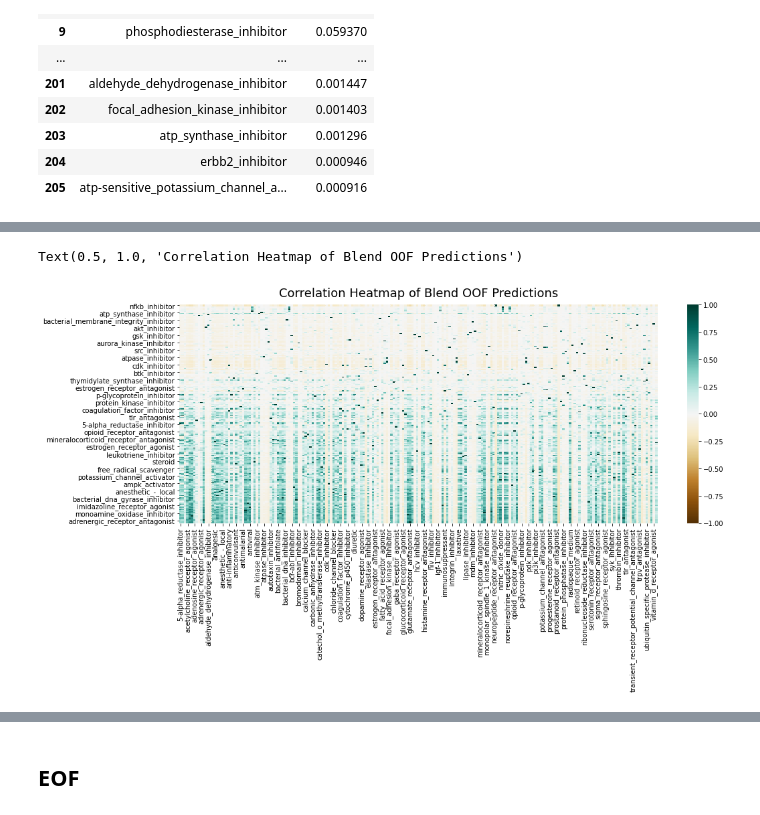
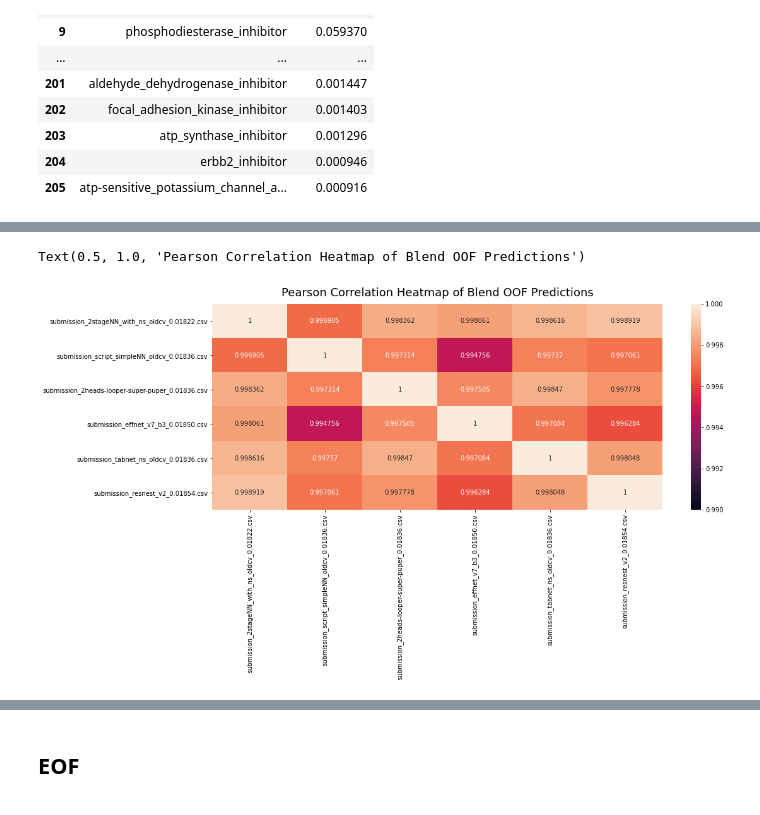
Before and after one commit to guitarmind/kaggle_moa_winner_hungry_for_gold, a Jupyter notebook: blends/blend_eda_v6.ipynb, the cells around one changed output, grey strips where cells are left out. Drawn from its saved outputs; the diff is of its cells as text; code cells hidden in the pictures.

Commit message:
Adding Correlation Heatmap for blend OOF.

```diff
--- a/blends/blend_eda_v6.ipynb
+++ b/blends/blend_eda_v6.ipynb
@@ -530,0 +514,5 @@ oof_preds_correlation
+# %%
+all_mean_oof = np.zeros((all_oof.shape[0], all_oof.shape[2]))
+for i in range(len(model_list)):
+    model_oof = all_oof[i, :, :]
+    all_mean_oof[i, :] = np.mean(model_oof, axis=0)
@@ -530,0 +526,4 @@ oof_preds_correlation
+# %%
+model_names = [m[2] for m in model_list]
+corr_df = pd.DataFrame(data=all_mean_oof.T, columns=model_names)
+corr_df
@@ -531,14 +566,17 @@ oof_preds_correlation
 # %%
 plt.figure(figsize=(16, 6))
-heatmap = sns.heatmap(oof_preds_correlation,
-                      vmin=-1,
+heatmap = sns.heatmap(corr_df.corr(method='pearson'),
+                      vmin=0.99,
                       vmax=1,
-                      # annot=False)
+                      fmt='.6g',
+                      annot=True)
+                      # center=0.7)
+                      # annot=True)
                       # cmap='jet')
-                      cmap='BrBG')
-heatmap.set_title('Correlation Heatmap of Blend OOF Predictions',
+                      # cmap='BrBG')
+heatmap.set_title('Pearson Correlation Heatmap of Blend OOF Predictions',
                   fontdict={'fontsize': 18},
                   pad=12)
 # %% [output]
-Text(0.5, 1.0, 'Correlation Heatmap of Blend OOF Predictions')
+Text(0.5, 1.0, 'Pearson Correlation Heatmap of Blend OOF Predictions')
-[figure, old version]
+[figure, new version]
```
Also changed, not shown: parts of 10 cells of this notebook.
